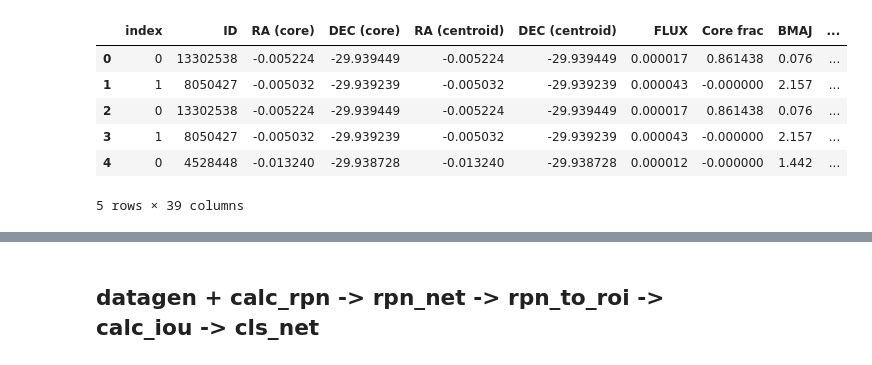
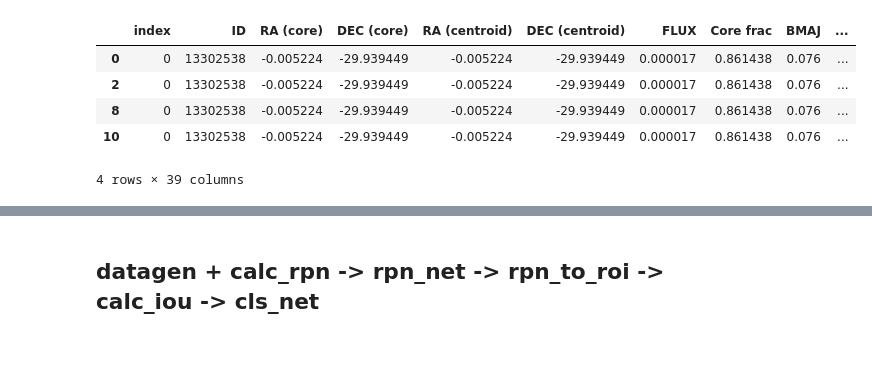
Before and after one commit to Lorenz92/SKADC1, a Jupyter notebook: main_7aff869.ipynb, the cells around one changed output, grey strips where cells are left out. Cells and saved outputs as stored; diff of their text form; code cells hidden in the pictures.

```diff
--- a/main_7aff869.ipynb
+++ b/main_7aff869.ipynb
@@ -172,10 +100,9 @@ ska_dataset.generate_patches(limit=1600, plot_patches=show_plot, objects_to_igno
 # %%
-ska_dataset.proc_train_df.head()
+ska_dataset.proc_train_df[ska_dataset.proc_train_df['class_label'] != '2_3'].head(200)
 # %% [output]
 |  | index | ID | RA (core) | DEC (core) | RA (centroid) | DEC (centroid) | FLUX | Core frac | BMAJ | ... |
 | 0 | 0 | 13302538 | -0.005224 | -29.939449 | -0.005224 | -29.939449 | 0.000017 | 0.861438 | 0.076 | ... |
-| 1 | 1 | 8050427 | -0.005032 | -29.939239 | -0.005032 | -29.939239 | 0.000043 | -0.000000 | 2.157 | ... |
 | 2 | 0 | 13302538 | -0.005224 | -29.939449 | -0.005224 | -29.939449 | 0.000017 | 0.861438 | 0.076 | ... |
-| 3 | 1 | 8050427 | -0.005032 | -29.939239 | -0.005032 | -29.939239 | 0.000043 | -0.000000 | 2.157 | ... |
-| 4 | 0 | 4528448 | -0.013240 | -29.938728 | -0.013240 | -29.938728 | 0.000012 | -0.000000 | 1.442 | ... |
+| 8 | 0 | 13302538 | -0.005224 | -29.939449 | -0.005224 | -29.939449 | 0.000017 | 0.861438 | 0.076 | ... |
+| 10 | 0 | 13302538 | -0.005224 | -29.939449 | -0.005224 | -29.939449 | 0.000017 | 0.861438 | 0.076 | ... |
-5 rows × 39 columns
+4 rows × 39 columns
```
Also changed, not shown: parts of 24 cells of this notebook, 3 other files.
